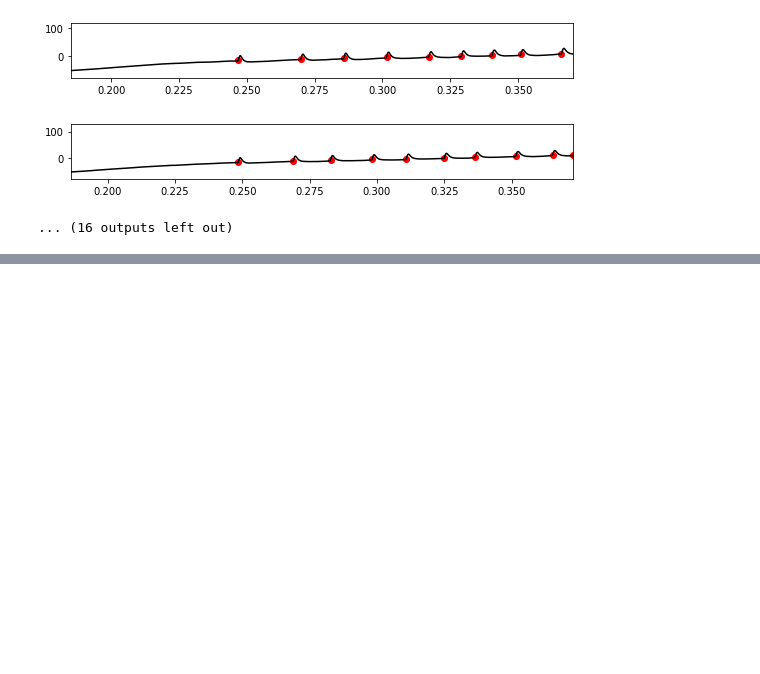
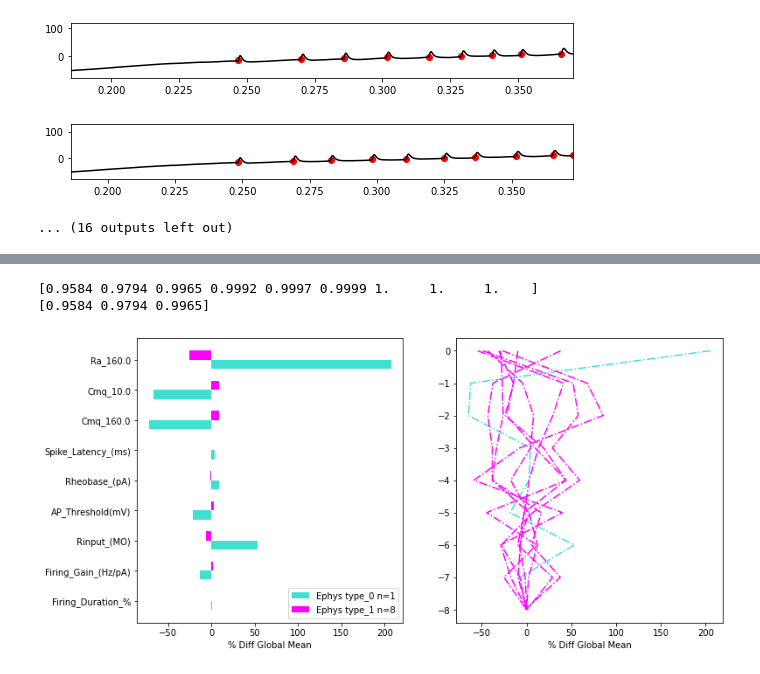
Before and after one commit to dtabuena/CrispMice, a Jupyter notebook: Crispy_Analyze_ABF_files.ipynb, the cells around one changed output, grey strips where cells are left out. Drawn from its saved outputs; the diff is of its cells as text; code cells hidden in the pictures; blank space fills up the shorter version.

```diff
--- a/Crispy_Analyze_ABF_files.ipynb
+++ b/Crispy_Analyze_ABF_files.ipynb
@@ -2089,6 +2109,16 @@ files.download('cell_summary_exl_friendly.csv')
 # _ = [print(c,cell_summary_exl_friendly.columns[c]) for c in range(len(cell_summary_exl_friendly.columns))]
 col_inds_for_pca = [9] + [12] + list(range(13,17)) + [18] + list(range(31,40))
 cols_for_pca = cell_summary_exl_friendly.columns[col_inds_for_pca]
+
+cols_for_pca = [ 'Ra_160.0', 'Cmq_10.0', 'Cmq_160.0','Spike_Latency_(ms)', 'Rheobase_(pA)',
+                'AP_Threshold(mV)', 'Rinput_(MO)', 'Firing_Gain_(Hz/pA)',
+                'Firing_Duration_%' ] #,'Gain_NumSpikes_0', 'Gain_NumSpikes_1',
+                # 'Gain_NumSpikes_2', 'Gain_NumSpikes_3', 'Gain_NumSpikes_4',
+                # 'Gain_NumSpikes_5', 'Gain_NumSpikes_6', 'Gain_NumSpikes_7',
+                # 'Gain_NumSpikes_8', 'Gain_NumSpikes_9']
+
+
+
 # _ = [print(c) for c in cols_for_pca]
 df = cell_summary_exl_friendly[cols_for_pca]
 # display(df)
@@ -2100,12 +2130,13 @@ df = df[row_nan]
 X_ = X_[row_nan,:]
 # print(X_)
 
+
 import sklearn.decomposition
 import sklearn.cluster
 
-pca = sklearn.decomposition.PCA(n_components=9).fit(X_)
+pca = sklearn.decomposition.PCA(n_components=np.min(X_.shape)).fit(X_)
 print(np.cumsum(pca.explained_variance_ratio_))
-pca = sklearn.decomposition.PCA(n_components=5).fit(X_)
+pca = sklearn.decomposition.PCA(n_components=3).fit(X_)
 print(np.cumsum(pca.explained_variance_ratio_))
 
 X_trans = pca.transform(X_)
@@ -2129,30 +2160,34 @@ X_rel = (100*(X_ / null_centoid - 1))
 fig,axs = plt.subplots(1,2,figsize=(12, 6))
 x = np.arange(len(cols_for_pca))*-1
 
 wid = .3
 
 
 is_type_0 = kmeans.labels_ == 0
 is_type_1 = kmeans.labels_ == 1
 X_at0 = X_rel[is_type_0,:]
 X_at1 = X_rel[is_type_1,:]
 
 
 axs[0].barh(x-wid/2, type_0_cent, wid,color = 'turquoise',label='Ephys type_0'+' n=' +str(sum(is_type_0)))
 axs[0].barh(x+wid/2, type_1_cent, wid,color = 'magenta',label='Ephys type_1'+' n=' +str(sum(is_type_1)))
 
 x_exp0 = np.repeat(np.expand_dims(x, axis=0),repeats =sum(is_type_0), axis=0)
 axs[1].plot(X_at0.transpose(), x_exp0.transpose(), '-.',color = 'turquoise')
 
 x_exp1 = np.repeat(np.expand_dims(x, axis=0),repeats =sum(is_type_1), axis=0)
 axs[1].plot(X_at1.transpose(), x_exp1.transpose(), '-.',color = 'magenta' )
 
 for ax in axs:
     axs[0].legend()
     ax.set_yticks(x)
     axs[0].set_yticklabels(cols_for_pca, rotation=0)
     ax.set_xlabel('% Diff Global Mean')
 plt.show()
 
 fig.savefig('clusters.png',dpi=300)
 files.download('clusters.png')
+# %% [output]
+[0.9584 0.9794 0.9965 0.9992 0.9997 0.9999 1.     1.     1.    ]
+[0.9584 0.9794 0.9965]
+[figure, added]
```
Also changed, not shown: parts of 4 cells of this notebook.
